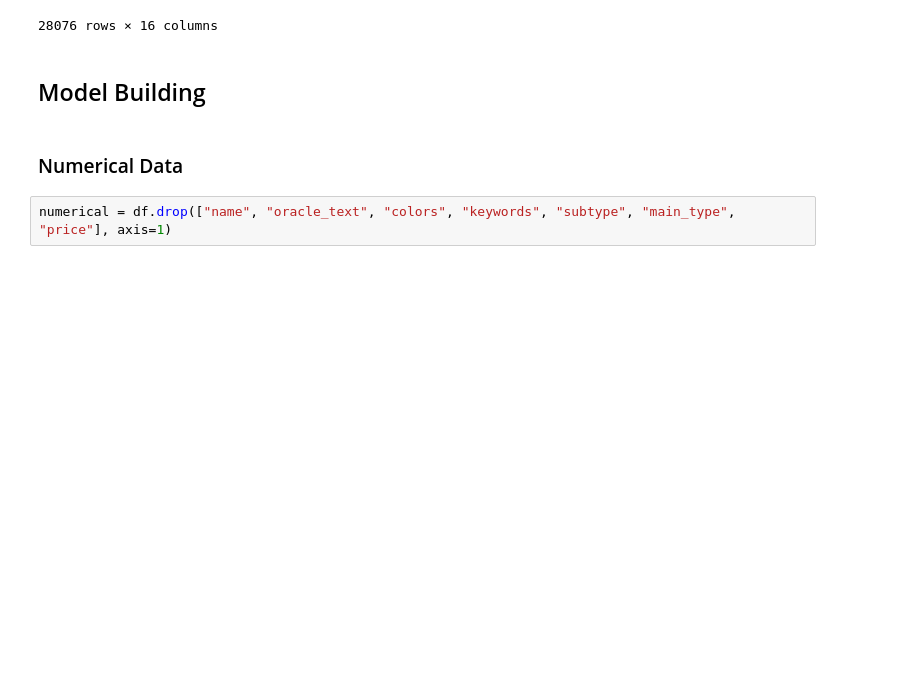
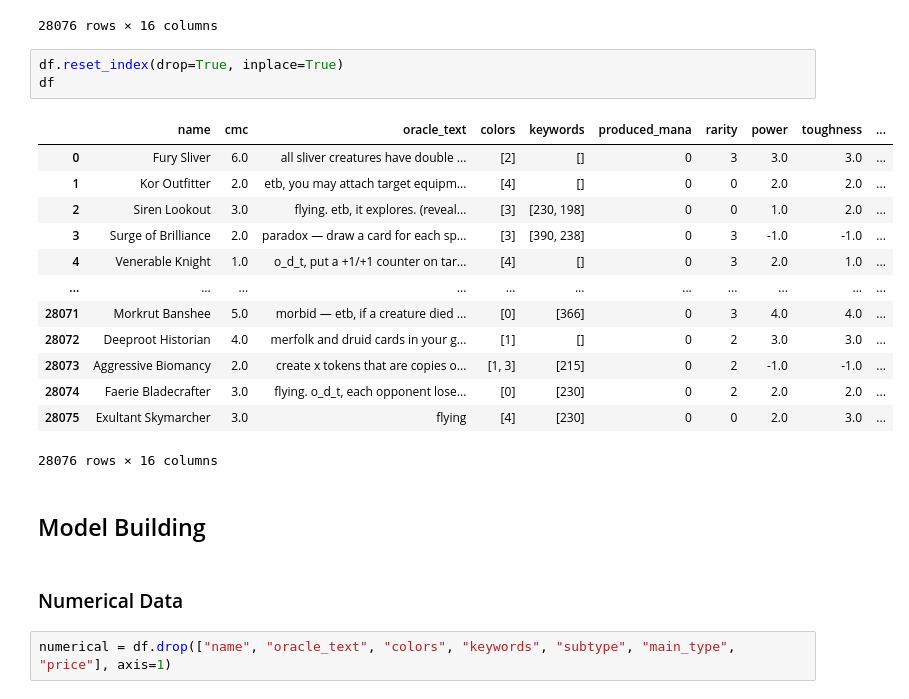
Before and after one commit to benseidenberg/MTG-Price-Prediction-Model, a Jupyter notebook: MTG Price Prediction Model.ipynb, the cells around one changed output. Saved outputs shown, nothing was run; the diff lists cells and outputs as text; blank space fills up the shorter version.

```diff
--- a/MTG Price Prediction Model.ipynb
+++ b/MTG Price Prediction Model.ipynb
@@ -410,6 +411,23 @@ df.sort_values(by="price", ascending=False)
 | 57252 | Shepherding Spirits | 6.0 | flying. plainscycling {2} ({2}, d... | [4] | [230, 402, 318, 570, 129] | 0 | 0 | 4.0 | 5.0 | ... |
 | 92024 | Puncturing Blow | 4.0 | puncturing blow deals 5 damage to... | [2] | [] | 0 | 0 | -1.0 | -1.0 | ... |
 28076 rows × 16 columns
+# %%
+df.reset_index(drop=True, inplace=True)
+df
+# %% [output]
+|  | name | cmc | oracle_text | colors | keywords | produced_mana | rarity | power | toughness | ... |
+| 0 | Fury Sliver | 6.0 | all sliver creatures have double ... | [2] | [] | 0 | 3 | 3.0 | 3.0 | ... |
+| 1 | Kor Outfitter | 2.0 | etb, you may attach target equipm... | [4] | [] | 0 | 0 | 2.0 | 2.0 | ... |
+| 2 | Siren Lookout | 3.0 | flying. etb, it explores. (reveal... | [3] | [230, 198] | 0 | 0 | 1.0 | 2.0 | ... |
+| 3 | Surge of Brilliance | 2.0 | paradox — draw a card for each sp... | [3] | [390, 238] | 0 | 3 | -1.0 | -1.0 | ... |
+| 4 | Venerable Knight | 1.0 | o_d_t, put a +1/+1 counter on tar... | [4] | [] | 0 | 3 | 2.0 | 1.0 | ... |
+| ... | ... | ... | ... | ... | ... | ... | ... | ... | ... | ... |
+| 28071 | Morkrut Banshee | 5.0 | morbid — etb, if a creature died ... | [0] | [366] | 0 | 3 | 4.0 | 4.0 | ... |
+| 28072 | Deeproot Historian | 4.0 | merfolk and druid cards in your g... | [1] | [] | 0 | 2 | 3.0 | 3.0 | ... |
+| 28073 | Aggressive Biomancy | 2.0 | create x tokens that are copies o... | [1, 3] | [215] | 0 | 2 | -1.0 | -1.0 | ... |
+| 28074 | Faerie Bladecrafter | 3.0 | flying. o_d_t, each opponent lose... | [0] | [230] | 0 | 2 | 2.0 | 2.0 | ... |
+| 28075 | Exultant Skymarcher | 3.0 | flying | [4] | [230] | 0 | 0 | 2.0 | 3.0 | ... |
+28076 rows × 16 columns
 # %% [markdown]
 ## Model Building
 # %% [markdown]
```
Also changed, not shown: parts of 13 cells of this notebook, 28 other files.
